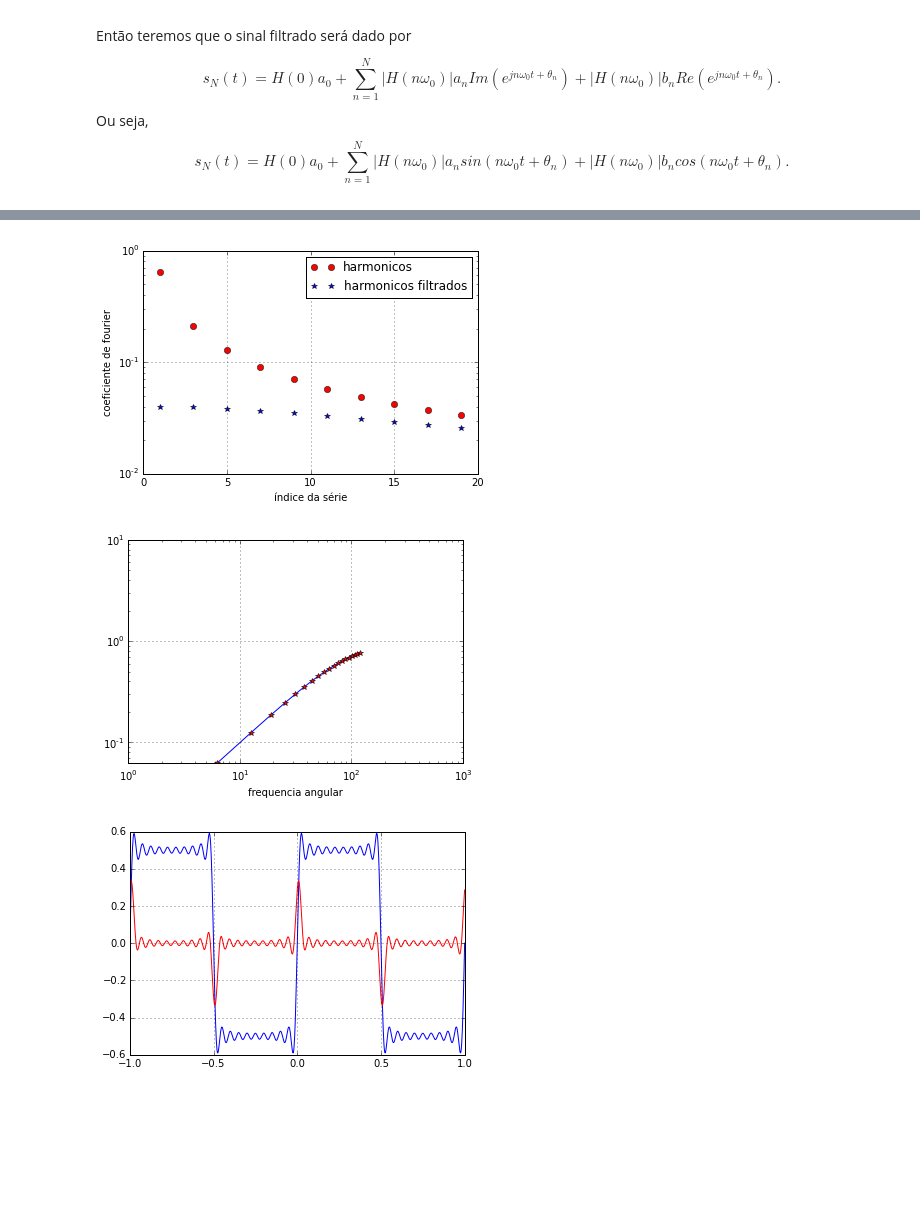
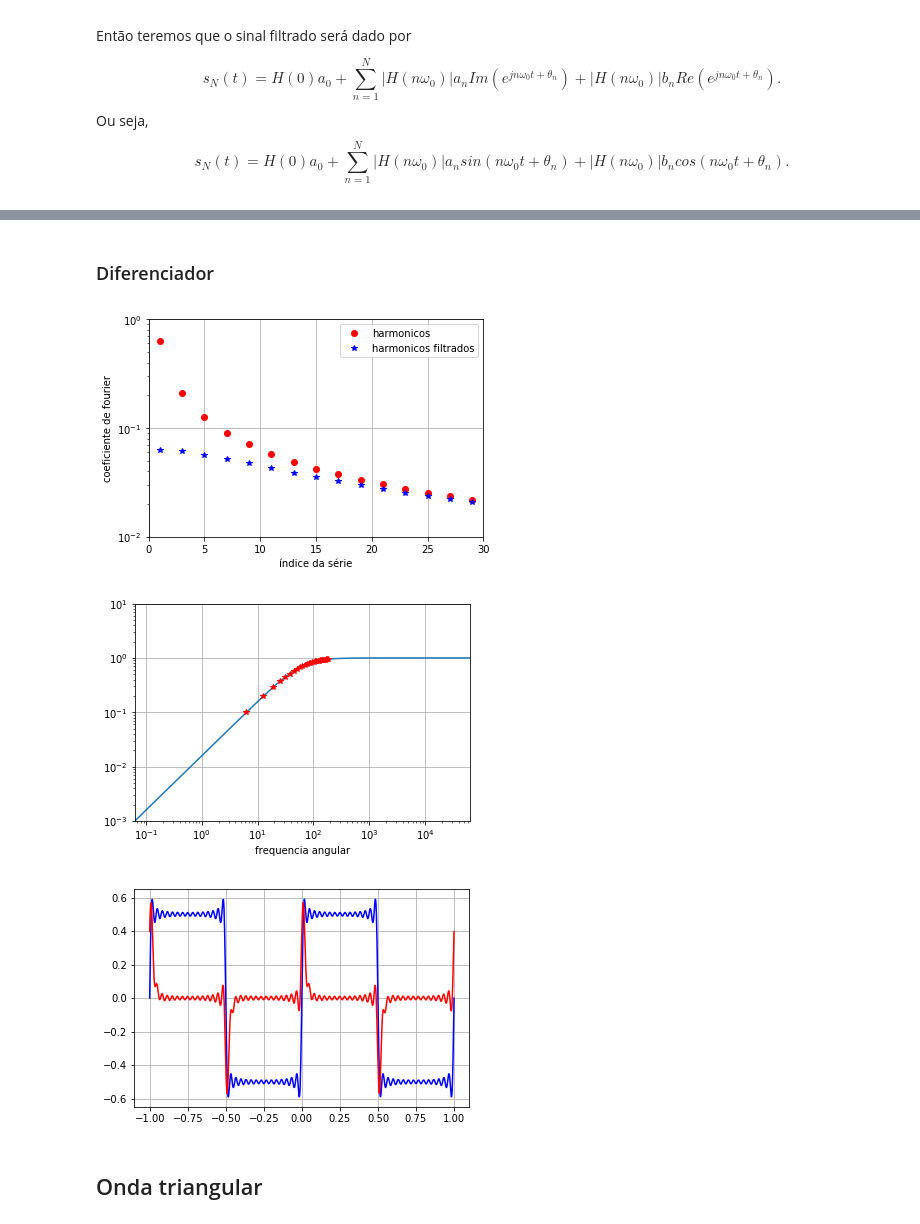
Before and after one commit to gwiederhecker/F429_notas, a Jupyter notebook: aula7/series_fourier.ipynb, the cells around one changed output, grey strips where cells are left out. Cells and saved outputs as stored; diff of their text form; code cells hidden in the pictures; blank space fills up the shorter version.

```diff
--- a/aula7/series_fourier.ipynb
+++ b/aula7/series_fourier.ipynb
@@ -28,7 +30,7 @@ def f_bm(m):
 def serie(i0,i1,x):
     serie_somada = 0
     for ii in range(i0,i1):
-        serie_somada = serie_somada + f_am(ii)*np.cos(ii*2*np.pi*x/T) + f_bm(ii)*np.sin(ii*2*np.pi*x/T)
+        serie_somada = serie_somada + f_am(ii)*np.sin(ii*2*np.pi*x/T) + f_bm(ii)*np.cos(ii*2*np.pi*x/T)
     return serie_somada
 # %%
 T=1 # periodo da onda
@@ -54,10 +58,12 @@ plt.show()
 # %%
 #onda quadrada ímpar
 def f_am(m):
-    am = 0
+    m = np.double(m)
+    am = 4 * ( m )**( -1 ) * ( np.pi )**( -1 ) * ( np.sin( 1/2 * m * np.pi ) )**( 2 )
     return am
 def f_bm(m):
-    bm = (2*T*np.sin((m*np.pi)/2.)**2)/(m*np.pi)
+    m = np.double(m)
+    bm = 0
     return bm
 # %%
 T=1 # periodo da onda
@@ -125,3 +131,9 @@ def serie_filtrada(i0,i1,x,H):
         faseH  = np.angle(H(omega_ii,tau))
         serie_somada = serie_somada + absH*(f_am(ii)*np.cos(omega_ii*x+faseH) + f_bm(ii)*np.sin(omega_ii*x+faseH))
     return serie_somada
+#esta função só precisa ser definida uma vez
+def serie(i0,i1,x):
+    serie_somada = 0
+    for ii in range(i0,i1):
+        serie_somada = serie_somada + f_am(ii)*np.cos(ii*2*np.pi*x/T) + f_bm(ii)*np.sin(ii*2*np.pi*x/T)
+    return serie_somada
@@ -127,0 +142,8 @@ def serie_filtrada(i0,i1,x,H):
+# %%
+#onda quadrada ímpar
+def f_am(m):
+    am = 0
+    return am
+def f_bm(m):
+    bm = (2*np.sin((m*np.pi)/2.)**2)/(m*np.pi)
+    return bm
@@ -128,43 +189,43 @@ def serie_filtrada(i0,i1,x,H):
+# %% [markdown]
+### Diferenciador
 # %%
-#onda quadrada ímpar
-def f_am(m):
-    am = 0
-    return am
-def f_bm(m):
-    bm = (2*T*np.sin((m*np.pi)/2.)**2)/(m*np.pi)
-    return bm
 #--------------------
 #DIAGRAMA DE BODE E POSICIONAMENTO DOS HARMONICOS
 #caso de diferenciador
 T=1 # periodo da onda
-tau=0.01 #R*C - constante de tempo do curcuito
-nmax=20 #numero de termos na série
+tau=0.1/(2*np.pi) #R*C - constante de tempo do curcuito
+nmax=30 #numero de termos na série
 tempo=np.linspace(-T,T,1000)
+indices = np.array(range(1,nmax))
 #HARMONICOS
 harmonics = (2*np.pi/T)*np.array(range(1,nmax))
 plt.semilogy(indices , f_bm(indices),'ro',label='harmonicos')
 plt.semilogy(indices , f_bm(indices)*np.abs(Hdif(harmonics,tau)),'b*',label='harmonicos filtrados')
 plt.xlim([0,nmax])
 plt.ylim([1e-2,1])
 plt.xlabel('índice da série')
 plt.ylabel('coeficiente de fourier' )
 plt.grid(True)
 plt.legend(loc='upper right')
 plt.show()
 #BODE
-plt.loglog(harmonics,np.abs(Hdif(harmonics,tau)))
+freq = np.logspace(np.log10(1e-3/tau),np.log10(1e3/tau),100) # eixo de frequencia
+plt.loglog(freq,np.abs(Hdif(freq,tau)))
+plt.xlim([1e-3/tau,1e3/tau])
 plt.ylim([-30,10])
 #HARMONICOS
 plt.loglog(harmonics,np.abs(Hdif(harmonics,tau)),'r*')
 plt.xlabel('frequencia angular')
 plt.grid(True)
 plt.show()
 #SERIES DE FOURIER
 plt.plot(tempo,serie(1,nmax,tempo),'b-')
 plt.plot(tempo,serie_filtrada(1,nmax,tempo,Hdif),'r-')
 plt.grid(True)
 plt.show()
 # %% [output]
-[figure, old version]
+[figure, new version]
-[figure, old version]
+[figure, new version]
-[figure, old version]
+[figure, new version]
+# %% [markdown]
+## Onda triangular
```
Also changed, not shown: parts of 13 cells of this notebook, 3 other files.
